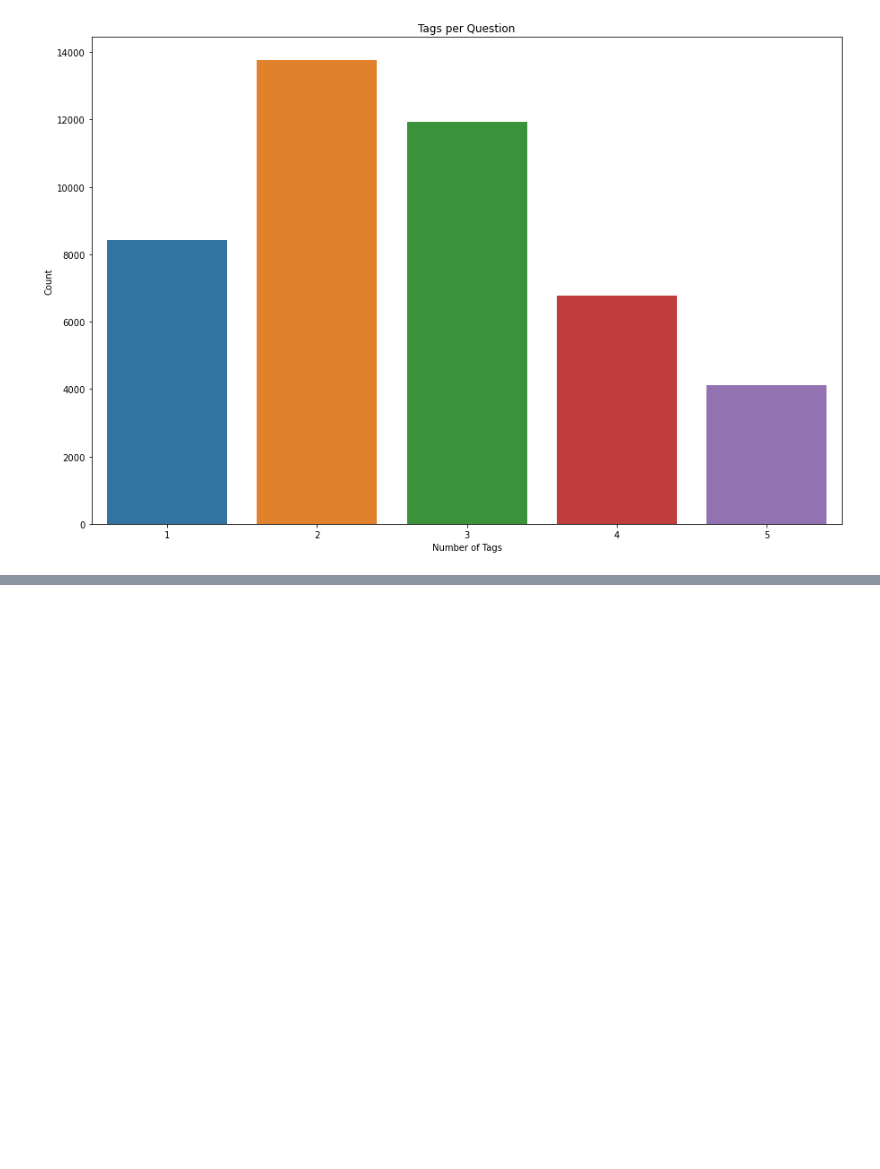
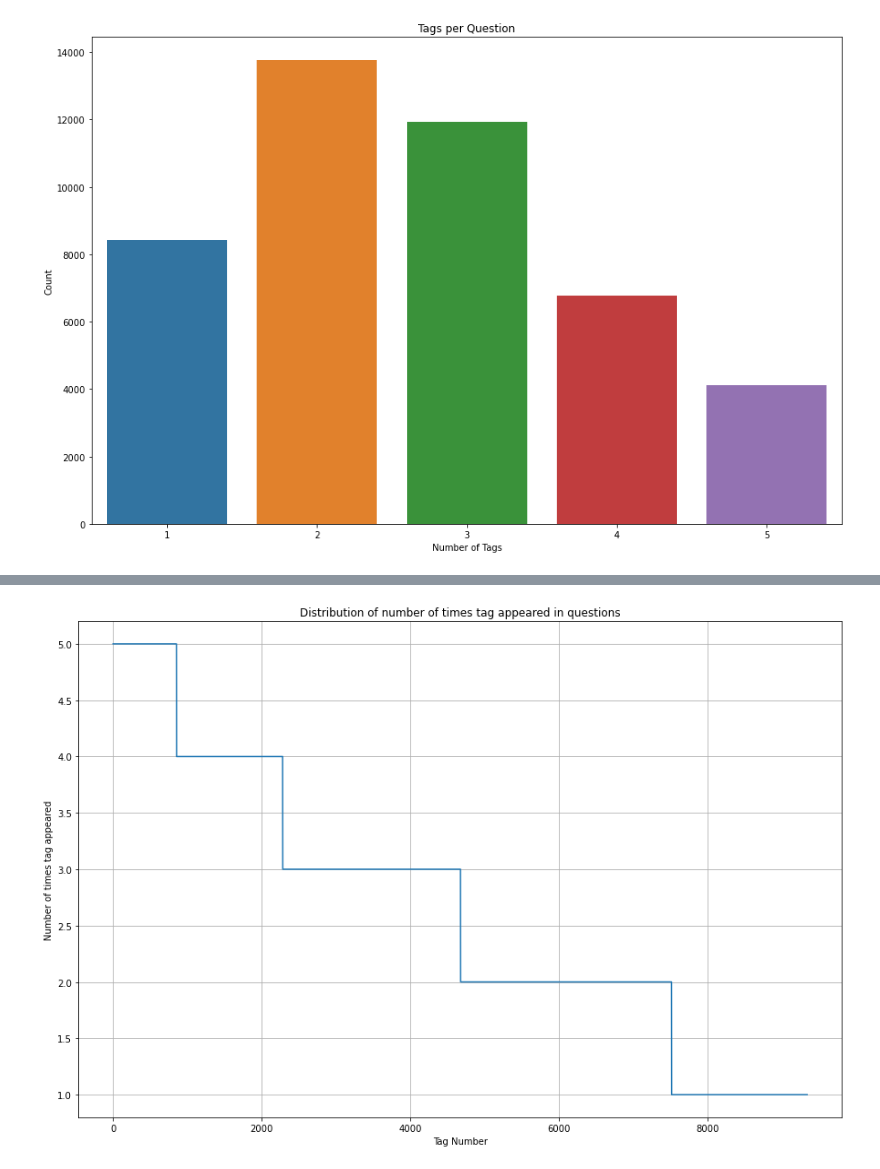
Before and after one commit to Ankit152/StackOverflow-Tag-Prediction, a Jupyter notebook: tagEDA.ipynb, the cells around one changed output, grey strips where cells are left out. Cells and saved outputs as stored; diff of their text form; code cells hidden in the pictures; blank space fills up the shorter version.

```diff
--- a/tagEDA.ipynb
+++ b/tagEDA.ipynb
@@ -65,0 +84,11 @@ plt.show()
+# %%
+#type(result)
+import csv
+with open('tag_counts_dict_dtm.csv','w') as csv_file:
+    writer = csv.writer(csv_file)
+    for key, value in result.items():
+        writer.writerow([key, value])
+
+print("csv file generated for count....")
+tag_df=pd.read_csv('tag_counts_dict_dtm.csv', names = ['tag','count'])
+print(tag_df.head())
@@ -65,0 +103,14 @@ plt.show()
+# %%
+tag_df_sorted = tag_df.sort_values(['count'], ascending = False)
+tag_counts = tag_df_sorted['count'].values
+# %%
+plt.figure(figsize=(15,10))
+plt.plot(tag_counts)
+plt.title("Distribution of number of times tag appeared in questions")
+plt.grid()
+plt.xlabel("Tag Number")
+plt.ylabel("Number of times tag appeared")
+plt.savefig('tagDistribution.jpg')
+plt.show()
+# %% [output]
+[figure, added]
```
Also changed, not shown: parts of 8 cells of this notebook, 2 other files.
